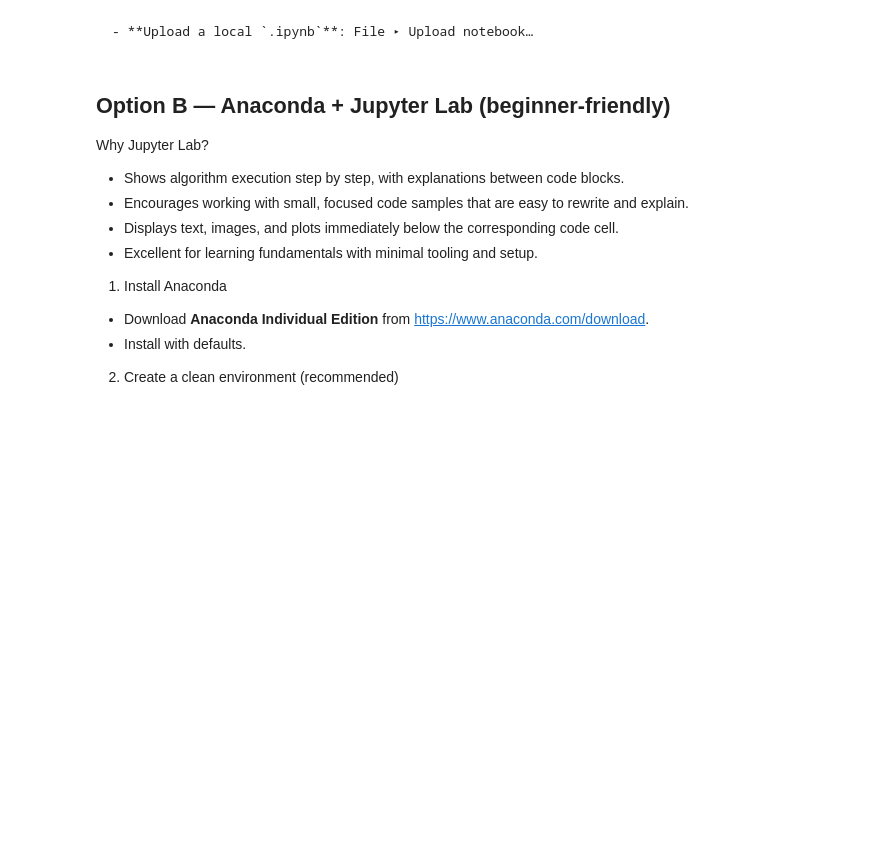
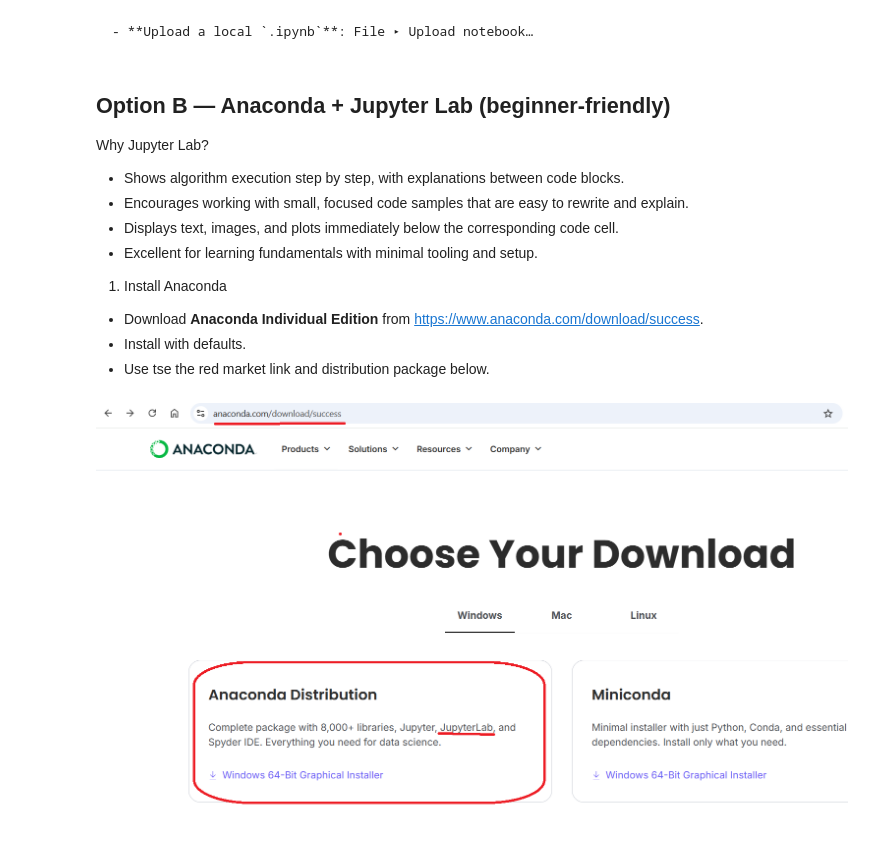
Before and after one commit to yannickoswald/ecoeconbook, a Jupyter notebook: _build/jupyter_execute/intro_python/install_python.ipynb, the cells around one changed output. Cells and saved outputs as stored; diff of their text form; code cells hidden in the pictures; blank space fills up the shorter version.

Commit message:
new install page rebuild

```diff
--- a/_build/jupyter_execute/intro_python/install_python.ipynb
+++ b/_build/jupyter_execute/intro_python/install_python.ipynb
@@ -82,7 +82,13 @@ Why Jupyter Lab?
 
 1. Install Anaconda
 
-- Download **Anaconda Individual Edition** from <https://www.anaconda.com/download>.
+- Download **Anaconda Individual Edition** from <https://www.anaconda.com/download/success>.
 - Install with defaults.
-
-2. Create a clean environment (recommended)
+- Use tse the red market link and distribution package below.
+# %%
+from IPython.display import Image, display
+
+# This renders the file directly without loading it as a PIL object first
+display(Image(filename='pictures/installing_anaconda.png'))
+# %% [output]
+[figure, added]
```
Also changed, not shown: parts of 6 cells of this notebook, 17 other files.
